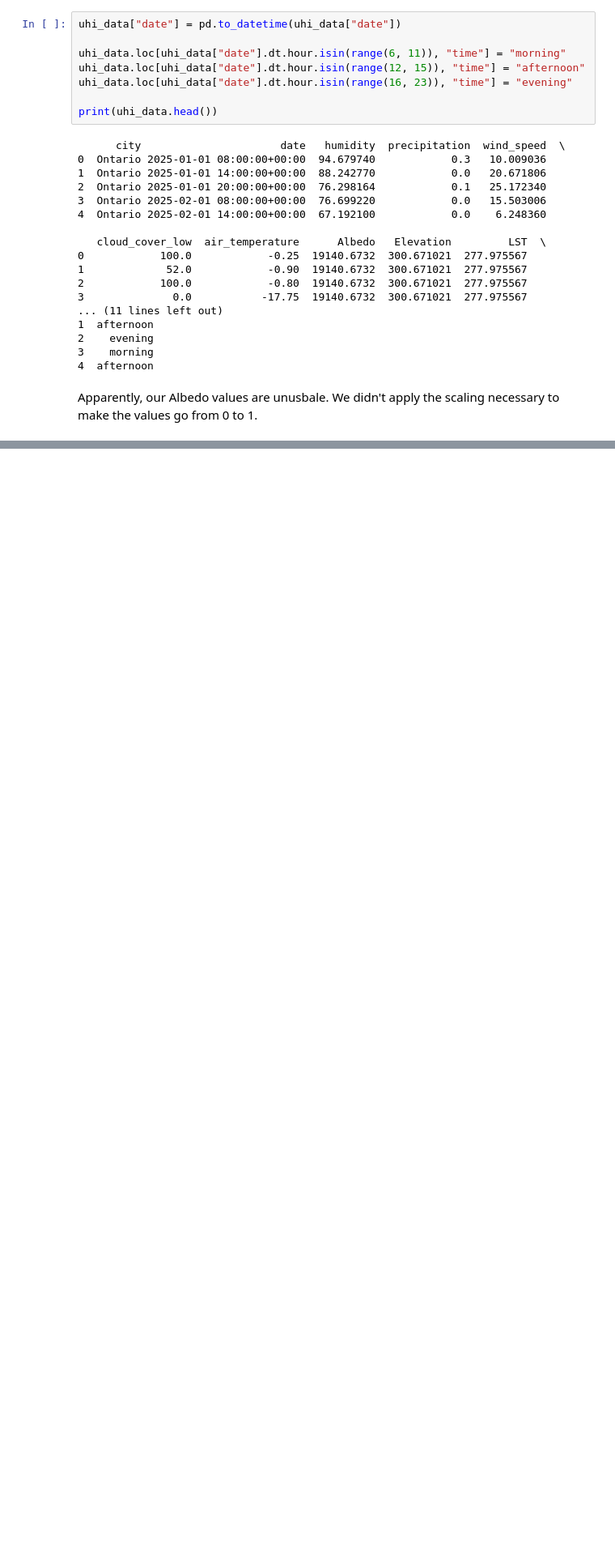
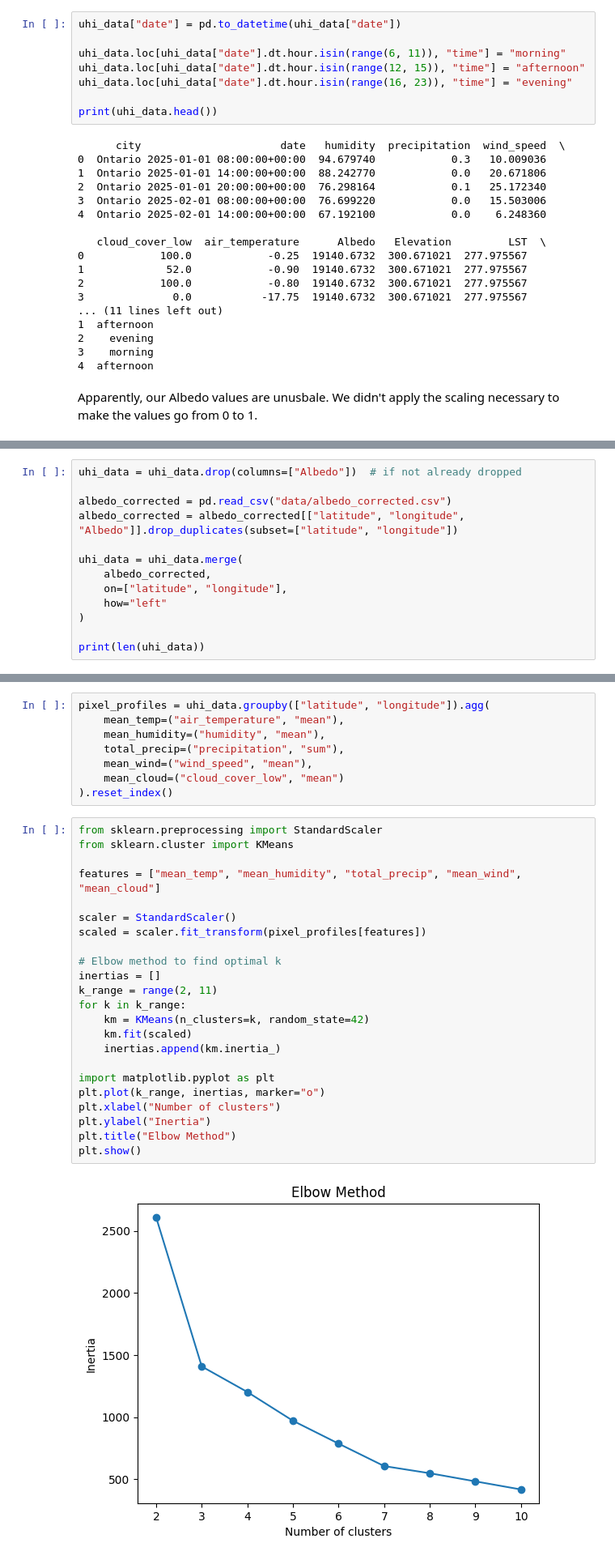
Before and after one commit to Peplinn/uhi-modelling, a Jupyter notebook: playground.ipynb, the cells around one changed output, grey strips where cells are left out. Shown at 81% size. Cells and saved outputs as stored; diff of their text form; blank space fills up the shorter version.

```diff
--- a/playground.ipynb
+++ b/playground.ipynb
@@ -205,0 +226,13 @@ Image.select: Parameter 'input' is required and may not be null.
+# %%
+uhi_data = uhi_data.drop(columns=["Albedo"])  # if not already dropped
+
+albedo_corrected = pd.read_csv("data/albedo_corrected.csv")
+albedo_corrected = albedo_corrected[["latitude", "longitude", "Albedo"]].drop_duplicates(subset=["latitude", "longitude"])
+
+uhi_data = uhi_data.merge(
+    albedo_corrected,
+    on=["latitude", "longitude"],
+    how="left"
+)
+
+print(len(uhi_data))
@@ -205,0 +263,33 @@ Image.select: Parameter 'input' is required and may not be null.
+# %%
+pixel_profiles = uhi_data.groupby(["latitude", "longitude"]).agg(
+    mean_temp=("air_temperature", "mean"),
+    mean_humidity=("humidity", "mean"),
+    total_precip=("precipitation", "sum"),
+    mean_wind=("wind_speed", "mean"),
+    mean_cloud=("cloud_cover_low", "mean")
+).reset_index()
+# %%
+from sklearn.preprocessing import StandardScaler
+from sklearn.cluster import KMeans
+
+features = ["mean_temp", "mean_humidity", "total_precip", "mean_wind", "mean_cloud"]
+
+scaler = StandardScaler()
+scaled = scaler.fit_transform(pixel_profiles[features])
+
+# Elbow method to find optimal k
+inertias = []
+k_range = range(2, 11)
+for k in k_range:
+    km = KMeans(n_clusters=k, random_state=42)
+    km.fit(scaled)
+    inertias.append(km.inertia_)
+
+import matplotlib.pyplot as plt
+plt.plot(k_range, inertias, marker="o")
+plt.xlabel("Number of clusters")
+plt.ylabel("Inertia")
+plt.title("Elbow Method")
+plt.show()
+# %% [output]
+[figure, added]
```
Also changed, not shown: parts of 17 cells of this notebook, 1 other file.
